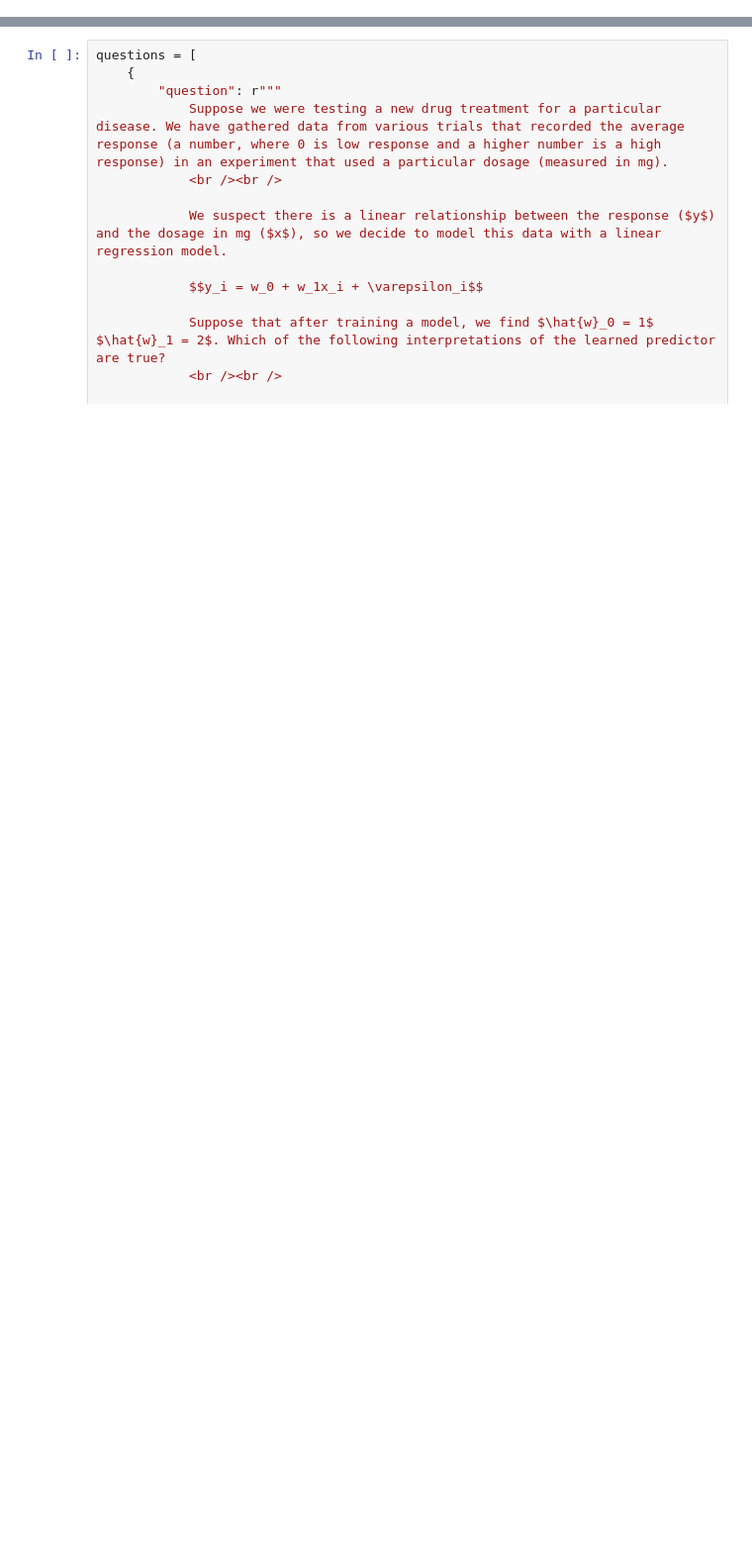
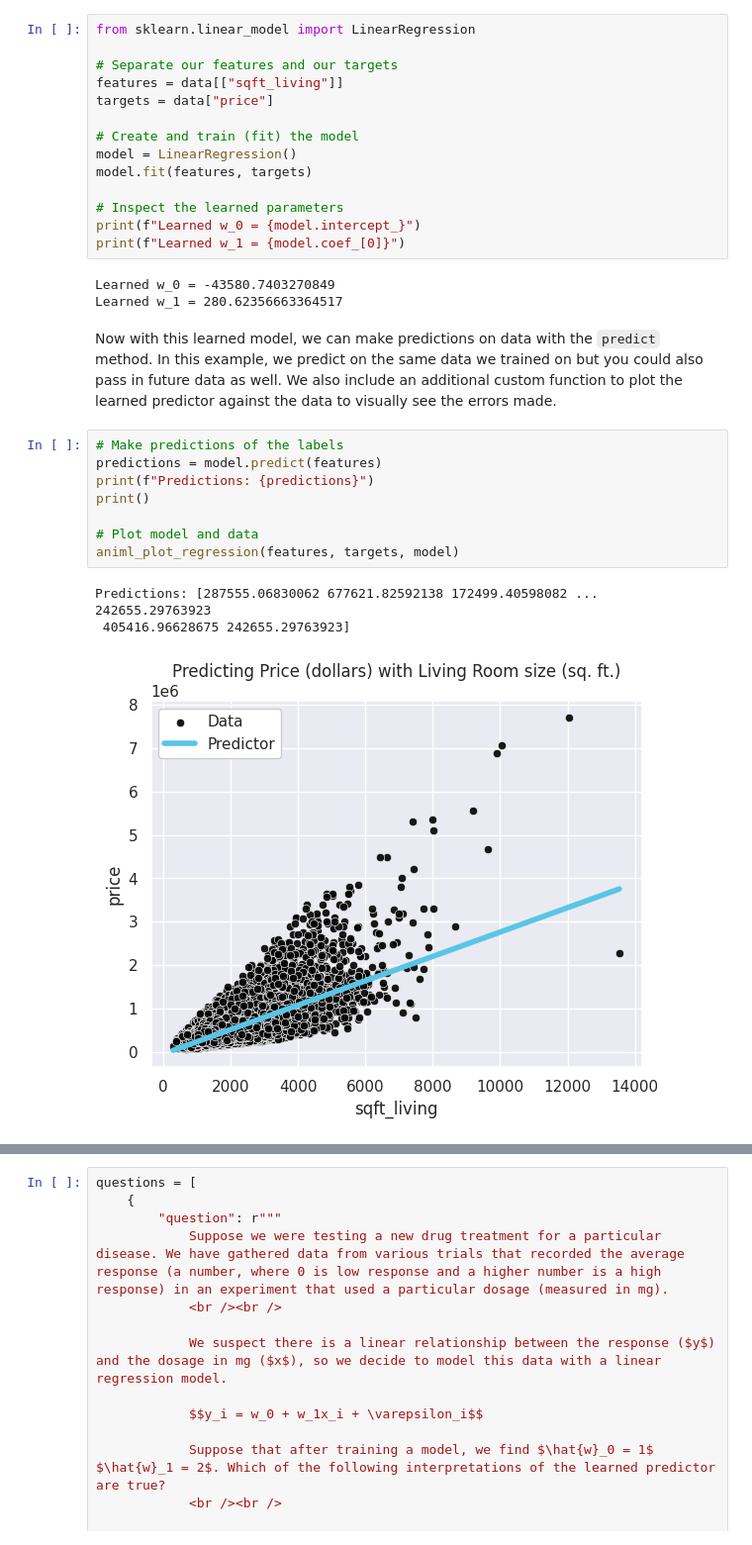
Before and after one commit to animlbook/AnIML, a Jupyter notebook: _sources/regression/linear_regression/index.ipynb, the cells around one changed output, grey strips where cells are left out. Shown at 99% size. Saved outputs shown, nothing was run; the diff lists cells and outputs as text; blank space fills up the shorter version.

```diff
--- a/_sources/regression/linear_regression/index.ipynb
+++ b/_sources/regression/linear_regression/index.ipynb
@@ -345,0 +196,31 @@ We specifically discussed the context of regression and linear regression. Under
+# %%
+from sklearn.linear_model import LinearRegression
+
+# Separate our features and our targets
+features = data[["sqft_living"]]
+targets = data["price"]
+
+# Create and train (fit) the model
+model = LinearRegression()
+model.fit(features, targets)
+
+# Inspect the learned parameters
+print(f"Learned w_0 = {model.intercept_}")
+print(f"Learned w_1 = {model.coef_[0]}")
+# %% [output]
+Learned w_0 = -43580.7403270849
+Learned w_1 = 280.62356663364517
+# %% [markdown]
+Now with this learned model, we can make predictions on data with the `predict` method. In this example, we predict on the same data we trained on but you could also pass in future data as well. We also include an additional custom function to plot the learned predictor against the data  to visually see the errors made.
+# %%
+# Make predictions of the labels
+predictions = model.predict(features)
+print(f"Predictions: {predictions}")
+print()
+
+# Plot model and data
+animl_plot_regression(features, targets, model)
+# %% [output]
+Predictions: [287555.06830062 677621.82592138 172499.40598082 ... 242655.29763923
+ 405416.96628675 242655.29763923]
+[figure, added]
```
Also changed, not shown: parts of 8 cells of this notebook, 15 other files.
